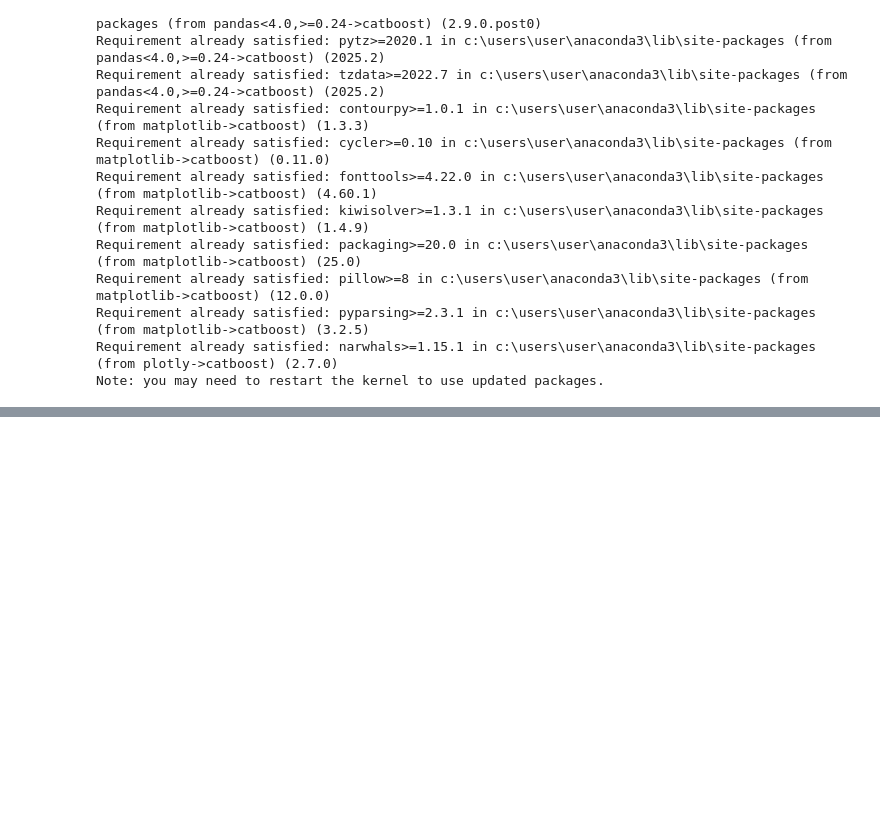
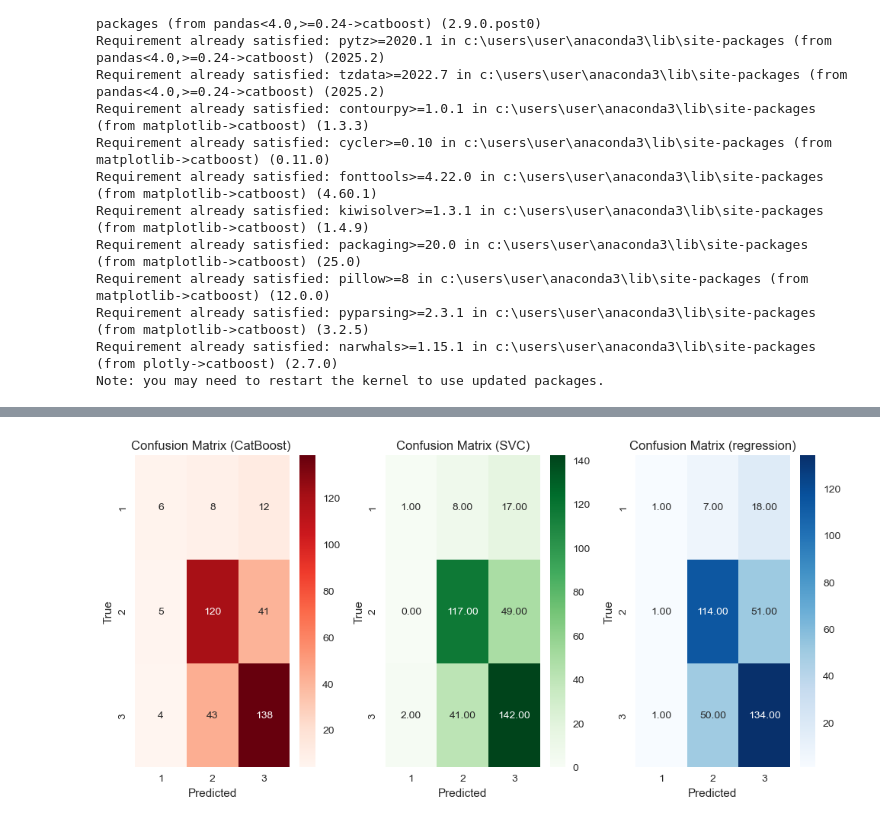
Before and after one commit to Megamozkul/test-repository, a Jupyter notebook: dz13.ipynb, the cells around one changed output, grey strips where cells are left out. Saved outputs shown, nothing was run; the diff lists cells and outputs as text; code cells hidden in the pictures; blank space fills up the shorter version.

```diff
--- a/dz13.ipynb
+++ b/dz13.ipynb
@@ -487,0 +517,5 @@ Test F1 macro: 0.333341460480608
+# %%
+from sklearn.preprocessing import label_binarize
+classes = sorted(np.unique(y))
+y_test_bin = label_binarize(y_test, classes=classes) ##  превращает категориальные метки классов в бинарную  матрицу
+n_classes = y_test_bin.shape[1]
@@ -487,0 +643,13 @@ Test F1 macro: 0.333341460480608
+# %%
+y_pred_cat = np.argmax(y_pred_proba_cat, axis=1)
+y_pred_svc = np.argmax(y_pred_proba_svc, axis=1)
+y_pred_reg = np.argmax(y_pred_proba_reg, axis=1)
+# %%
+y_pred_cat_mapped = np.array([classes[i] for i in y_pred_cat])
+y_pred_svc_mapped = np.array([classes[i] for i in y_pred_svc])
+y_pred_reg_mapped = np.array([classes[i] for i in y_pred_reg])
+
+
+cm_cat = confusion_matrix(y_test2, y_pred_cat_mapped, labels=classes)
+cm_svc = confusion_matrix(y_test2, y_pred_svc_mapped, labels=classes)
+cm_reg = confusion_matrix(y_test2, y_pred_reg_mapped, labels=classes)
@@ -487,0 +679,30 @@ Test F1 macro: 0.333341460480608
+# %%
+# Confusion Matrix CatBoost
+
+fig, axs = plt.subplots(1, 3, figsize=(10, 5), squeeze=False)
+ax = axs[0, 0]
+sns.heatmap(cm_cat, annot=True, fmt='d', cmap='Reds',
+            xticklabels=classes, yticklabels=classes, ax=ax)
+ax.set_xlabel('Predicted')
+ax.set_ylabel('True')
+ax.set_title('Confusion Matrix (CatBoost) ')
+
+# Confusion Matrix SVC
+ax = axs[0, 1]
+sns.heatmap(cm_svc, annot=True, fmt='.2f', cmap='Greens',
+            xticklabels=classes, yticklabels=classes, ax=ax)
+ax.set_xlabel('Predicted')
+ax.set_ylabel('True')
+ax.set_title('Confusion Matrix (SVC)')
+
+# Confusion Matrix regression
+ax = axs[0, 2]
+sns.heatmap(cm_reg, annot=True, fmt='.2f', cmap='Blues',
+            xticklabels=classes, yticklabels=classes, ax=ax)
+ax.set_xlabel('Predicted')
+ax.set_ylabel('True')
+ax.set_title('Confusion Matrix (regression)')
+plt.tight_layout()
+plt.show()
+# %% [output]
+[figure, added]
```
Also changed, not shown: parts of 38 cells of this notebook.
